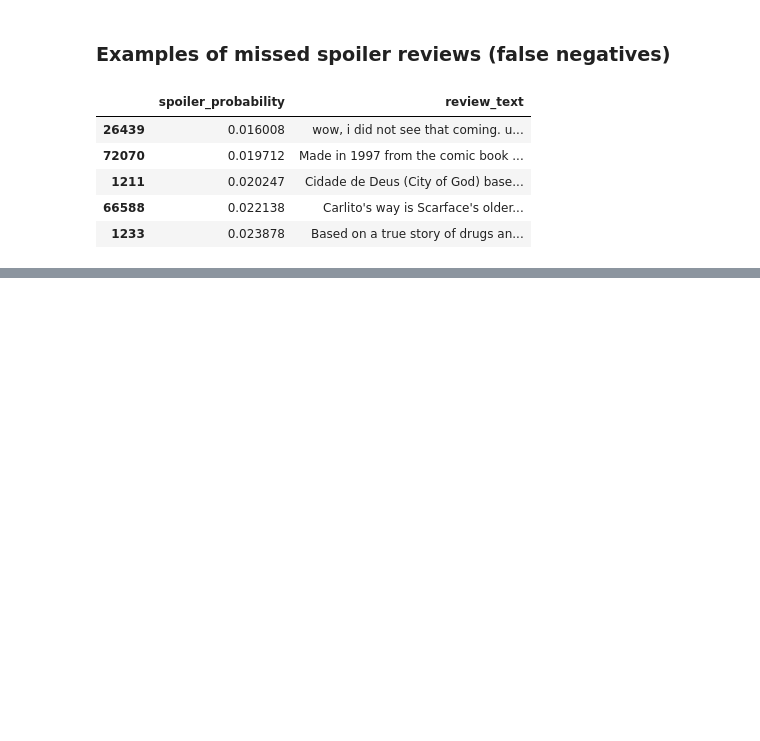
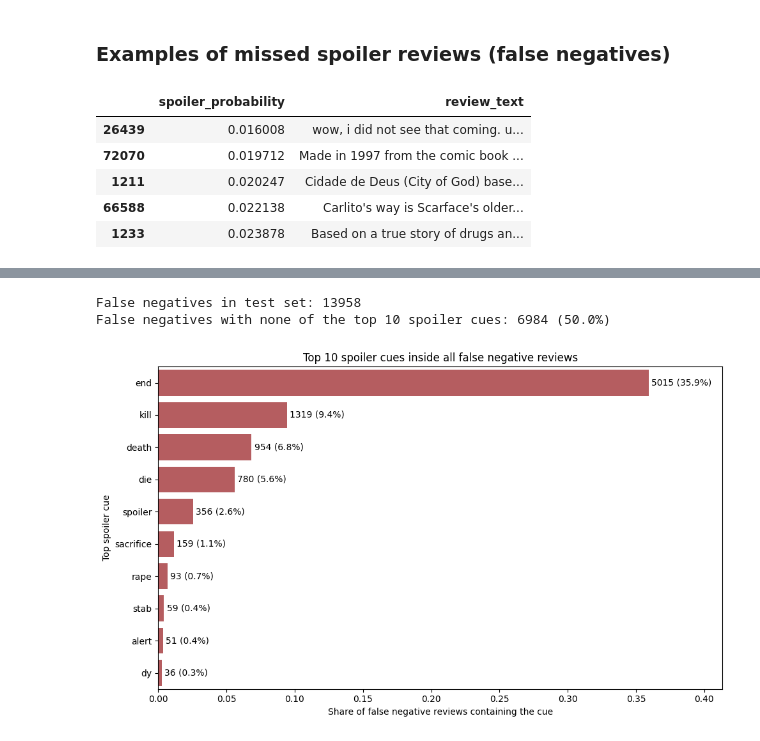
Before and after one commit to glimzzc/spoiler-miner, a Jupyter notebook: notebooks/Spoiler Detection on IMDB movie reviews.ipynb, the cells around one changed output, grey strips where cells are left out. Cells and saved outputs as stored; diff of their text form; code cells hidden in the pictures; blank space fills up the shorter version.

```diff
--- a/notebooks/Spoiler Detection on IMDB movie reviews.ipynb
+++ b/notebooks/Spoiler Detection on IMDB movie reviews.ipynb
@@ -522,7 +482,15 @@ Spoiler F1-score: 0.398
 # %% [markdown]
 ### Examples of missed spoiler reviews (false negatives)
 # %%
-with pd.option_context('display.max_colwidth', 150):
+false_negative_mask = (y_test.reset_index(drop=True) == True) & (~pd.Series(y_pred_best_lr).astype(bool))
+all_false_negatives = test_df.loc[
+    false_negative_mask, ['movie_id', 'review_summary', 'review_text', 'final_text']
+].copy()
+all_false_negatives['spoiler_probability'] = y_prob[false_negative_mask.to_numpy()]
+
+false_negatives = all_false_negatives.sort_values('spoiler_probability').head(5)
+
+with pd.option_context('display.max_colwidth', 500):
     display(false_negatives[['spoiler_probability', 'review_text']])
 # %% [output]
 |  | spoiler_probability | review_text |
@@ -583,0 +506,60 @@ Top non-spoiler cues
+# %%
+import re
+
+cue_terms = top_spoiler_cues['feature'].tolist()
+
+cue_presence = pd.DataFrame({
+    cue: all_false_negatives['final_text'].str.contains(
+        rf'(?<!\w){re.escape(cue)}(?!\w)', regex=True, na=False
+    )
+    for cue in cue_terms
+})
+
+cue_distribution = pd.DataFrame({
+    'cue': cue_terms,
+    'false_negative_count': cue_presence.sum().reindex(cue_terms).to_numpy(),
+})
+cue_distribution['false_negative_share'] = (
+    cue_distribution['false_negative_count'] / len(all_false_negatives)
+)
+cue_distribution = cue_distribution.sort_values(
+    ['false_negative_share', 'false_negative_count'], ascending=False
+).reset_index(drop=True)
+
+fn_without_top_cues = (~cue_presence.any(axis=1)).sum()
+fn_without_top_cues_share = fn_without_top_cues / len(all_false_negatives)
+
+print(f'False negatives in test set: {len(all_false_negatives)}')
+print(
+    f'False negatives with none of the top 10 spoiler cues: '
+    f'{fn_without_top_cues} ({fn_without_top_cues_share:.1%})'
+)
+
+plt.figure(figsize=(10, 6))
+ax = sns.barplot(
+    data=cue_distribution,
+    y='cue',
+    x='false_negative_share',
+    color='#c44e52'
+)
+plt.xlim(0, max(cue_distribution['false_negative_share'].max() * 1.15, 0.05))
+plt.xlabel('Share of false negative reviews containing the cue')
+plt.ylabel('Top spoiler cue')
+plt.title('Top 10 spoiler cues inside all false negative reviews')
+
+for i, row in cue_distribution.iterrows():
+    ax.text(
+        row['false_negative_share'] + 0.002,
+        i,
+        f"{int(row['false_negative_count'])} ({row['false_negative_share']:.1%})",
+        va='center'
+    )
+
+plt.tight_layout()
+plt.show()
+
+cue_distribution
+# %% [output]
+False negatives in test set: 13958
+False negatives with none of the top 10 spoiler cues: 6984 (50.0%)
+[figure, added]
```
Also changed, not shown: parts of 17 cells of this notebook.
